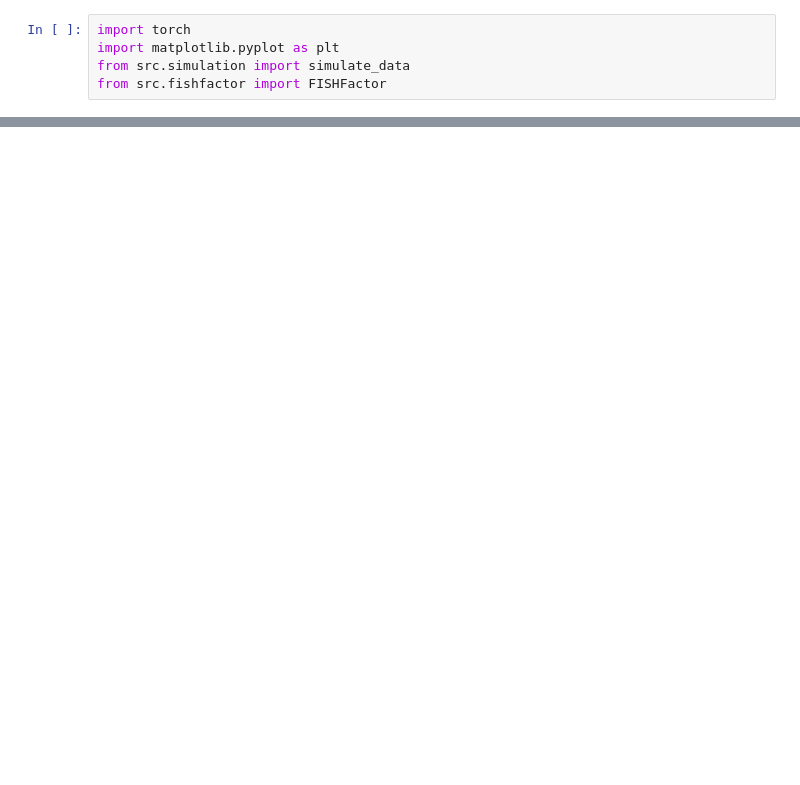
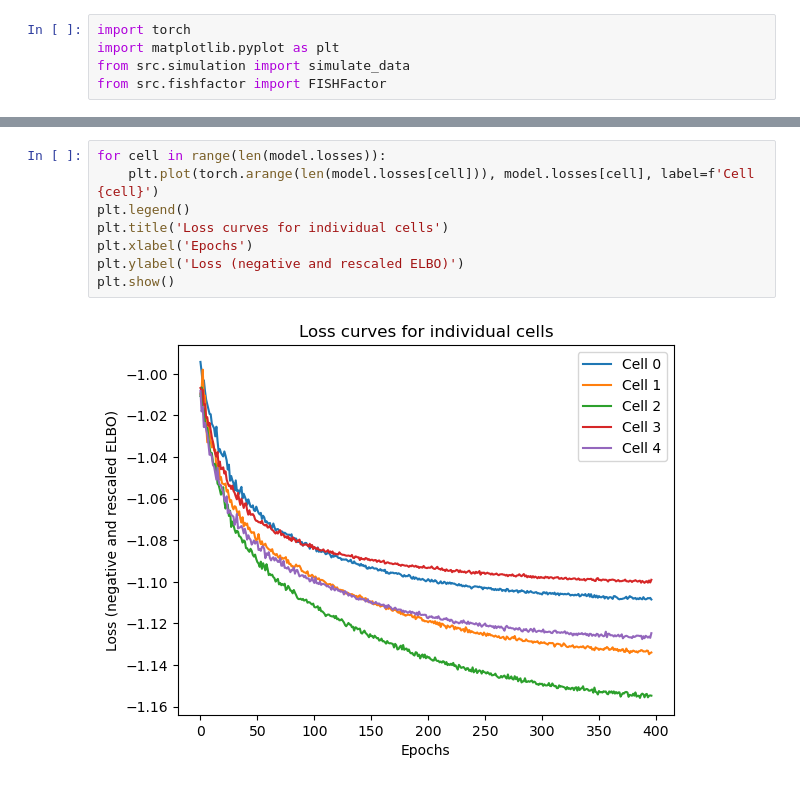
Before and after one commit to bioFAM/FISHFactor, a Jupyter notebook: fishfactor_demo.ipynb, the cells around one changed output, grey strips where cells are left out. Saved outputs shown, nothing was run; the diff lists cells and outputs as text; blank space fills up the shorter version.

```diff
--- a/fishfactor_demo.ipynb
+++ b/fishfactor_demo.ipynb
@@ -82,0 +67,10 @@ plt.matshow(w.T)
+# %%
+for cell in range(len(model.losses)):
+    plt.plot(torch.arange(len(model.losses[cell])), model.losses[cell], label=f'Cell {cell}')
+plt.legend()
+plt.title('Loss curves for individual cells')
+plt.xlabel('Epochs')
+plt.ylabel('Loss (negative and rescaled ELBO)')
+plt.show()
+# %% [output]
+[figure, added]
```
Also changed, not shown: parts of 9 cells of this notebook, 58 other files.
